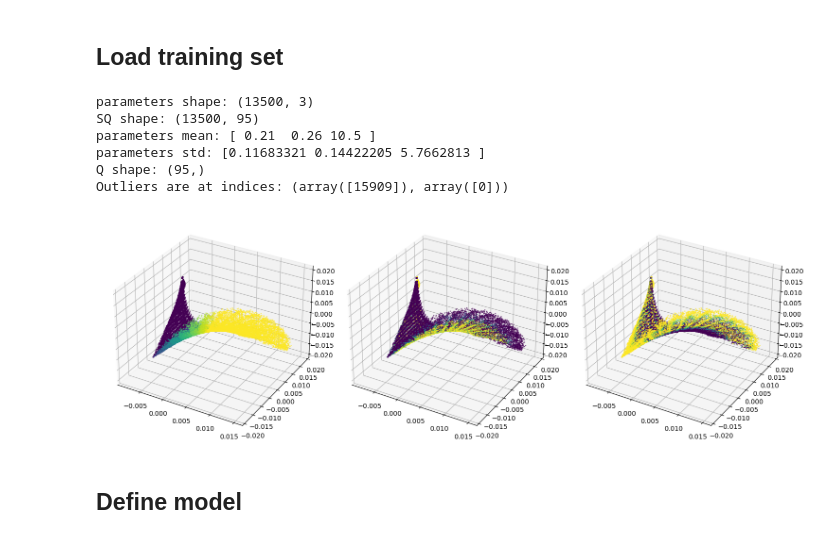
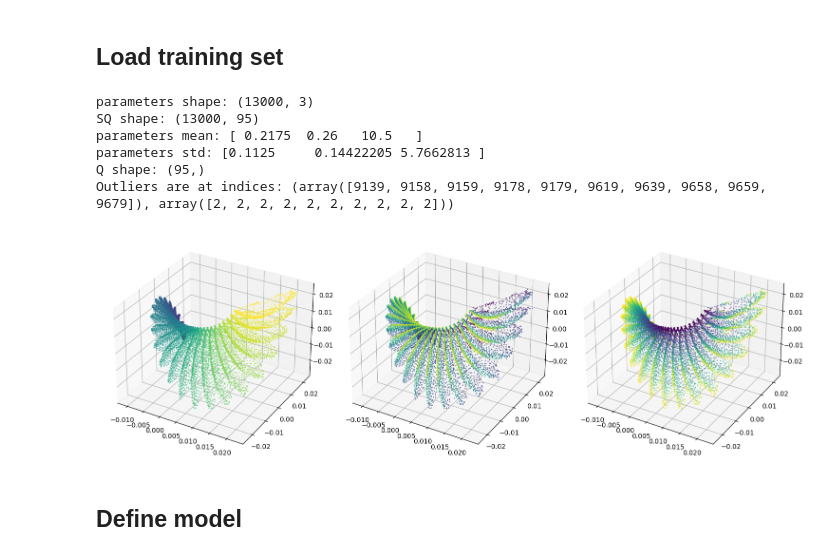
Before and after one commit to ch-tung/SQ_KAN, a Jupyter notebook: test_KAN_SQ.ipynb, the cells around one changed output. Saved outputs shown, nothing was run; the diff lists cells and outputs as text; code cells hidden in the pictures.

```diff
--- a/test_KAN_SQ.ipynb
+++ b/test_KAN_SQ.ipynb
@@ -26,7 +26,7 @@ SQ_list_rand = data_rand["SQ_list"][:,5:]
 # parameters_list = np.loadtxt('./training_sets/target_grid_all.csv',  delimiter=',')[:,:-1]
 
 # exclude highest interaction
-index_parameters = (parameters_list[:,2]<=20)*(parameters_list[:,0]<=0.405)
+index_parameters = (parameters_list[:,2]<=20)*(parameters_list[:,0]<=0.405)*(parameters_list[:,0]>=0.03)
 parameters_list = parameters_list[index_parameters,:]
 SQ_list = SQ_list[index_parameters,:]
 
@@ -38,13 +38,16 @@ print(f"parameters shape: {parameters_list.shape}")
 print(f"SQ shape: {SQ_list.shape}")
 
 # rescale the training set SQ to range [0,1]
-exp_scale = 6
+exp_scale = 1
 def f_inp(sq):
-    return np.log(sq)/exp_scale/2 + 0.5
+    return np.log(sq)/exp_scale/2
 
 # transform the decoder output to SQ
 def f_out(sq_pred):
-    return np.exp((sq_pred*2-1)*exp_scale) # inverse of f_inp
+    return np.exp((sq_pred*2)*exp_scale) # inverse of f_inp
+
+def f_out_torch(sq_pred):
+    return torch.exp((sq_pred*2)*exp_scale) # inverse of f_inp
 
 parameters_mean = np.mean(parameters_list, axis=0)
 parameters_std = np.std(parameters_list, axis=0)
@@ -53,14 +56,17 @@ print(f"parameters std: {parameters_std}")
 
 # y_train = f_inp(SQ_list)
 y_train = SQ_list
-x_train = np.array([(parameters_list[:,i]-np.mean(parameters_list[:,i]))/np.std(parameters_list[:,i]) for i in range(3)]).T
+# x_train = np.array([(parameters_list[:,i]-np.mean(parameters_list[:,i]))/np.std(parameters_list[:,i]) for i in range(3)]).T
+x_train = np.array([(parameters_list[:,i]) for i in range(3)]).T
 
 y_train_ext = SQ_list_rand
-x_train_ext = np.array([(parameters_list_rand[:,i]-np.mean(parameters_list[:,i]))/np.std(parameters_list[:,i]) for i in range(3)]).T
+# x_train_ext = np.array([(parameters_list_rand[:,i]-np.mean(parameters_list[:,i]))/np.std(parameters_list[:,i]) for i in range(3)]).T
+x_train_ext = np.array([(parameters_list_rand[:,i]) for i in range(3)]).T
 
-# extend training set
-y_train = np.vstack((y_train,y_train_ext))
-x_train = np.vstack((x_train,x_train_ext))
+
+# # extend training set
+# y_train = np.vstack((y_train,y_train_ext))
+# x_train = np.vstack((x_train,x_train_ext))
 
 def f_params_z(parameters):
     return np.array([(parameters[i]-parameters_mean[i])/parameters_std[i] for i in range(3)])
@@ -83,38 +89,39 @@ z_scores = np.abs(stats.zscore(PC))
 
 outliers = np.where(z_scores > 3)  # change 3 to a different value if you want to use a different threshold
 
 # Print the indices of the outliers
 print("Outliers are at indices:", outliers)
 
 # Remove outliers
 y_train = np.delete(y_train, outliers, axis=0)
 x_train = np.delete(x_train, outliers, axis=0)
 
 # Perform SVD
-y_train_centered = y_train - np.mean(y_train, axis=0)
+y_train_ave = np.mean(y_train, axis=0)
+y_train_centered = y_train - y_train_ave
 U, S, Vt = np.linalg.svd(y_train_centered, full_matrices=False)
 
 # Get the first 3 principal components
 PC = U[:, :3]
 
 # Create a 3D plot
 fig = plt.figure(figsize=(15, 5))
 colormap = plt.cm.get_cmap('viridis')  # or any other colormap you like
 
 for i in range(3):
     # Create a colormap based on x_train
-    colors = colormap(x_train[:,i])
+    colors = colormap((x_train[:,i]-np.min(x_train[:,i]))/(np.max(x_train[:,i])-np.min(x_train[:,i])))
 
     ax = fig.add_subplot(1,3,i+1, projection='3d')
     ax.scatter(PC[:, 0], PC[:, 1], PC[:, 2], c=colors, s=1, alpha=0.5)
 
 plt.tight_layout()
 plt.show()
 # %% [output]
-parameters shape: (13500, 3)
-SQ shape: (13500, 95)
-parameters mean: [ 0.21  0.26 10.5 ]
-parameters std: [0.11683321 0.14422205 5.7662813 ]
+parameters shape: (13000, 3)
+SQ shape: (13000, 95)
+parameters mean: [ 0.2175  0.26   10.5   ]
+parameters std: [0.1125     0.14422205 5.7662813 ]
 Q shape: (95,)
-Outliers are at indices: (array([15909]), array([0]))
+Outliers are at indices: (array([9139, 9158, 9159, 9178, 9179, 9619, 9639, 9658, 9659, 9679]), array([2, 2, 2, 2, 2, 2, 2, 2, 2, 2]))
-[figure, old version]
+[figure, new version]
```
Also changed, not shown: parts of 8 cells of this notebook, 1 other file.
